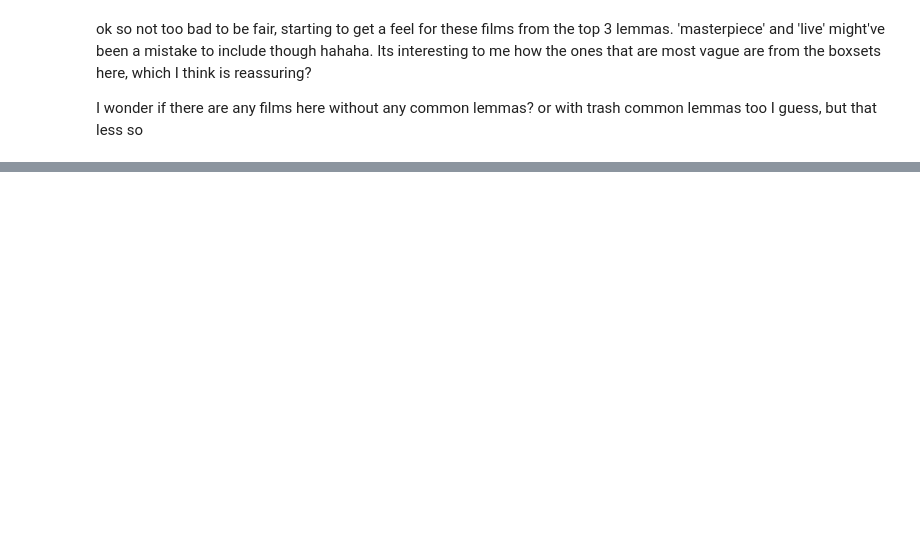
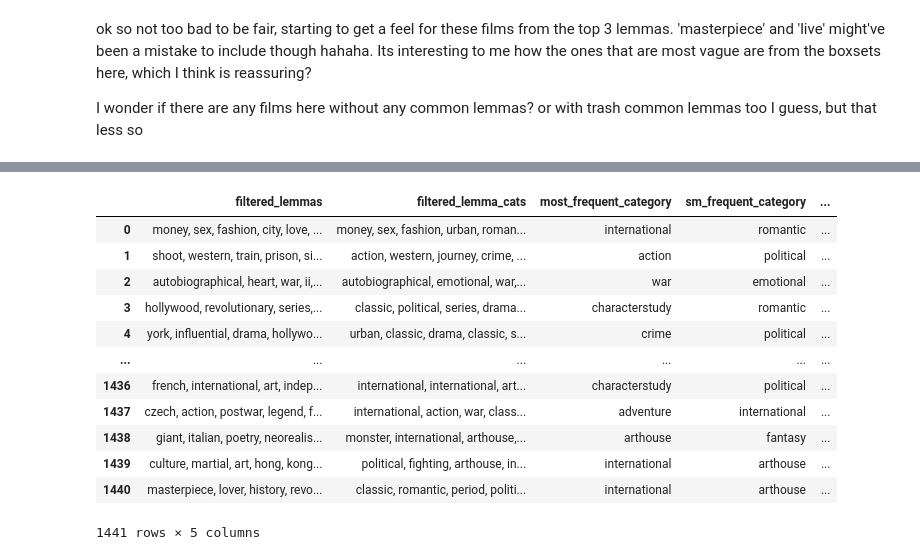
Before and after one commit to JohnStokes228/movie_eda, a Jupyter notebook: initial_eda.ipynb, the cells around one changed output, grey strips where cells are left out. Saved outputs shown, nothing was run; the diff lists cells and outputs as text; code cells hidden in the pictures; blank space fills up the shorter version.

```diff
--- a/initial_eda.ipynb
+++ b/initial_eda.ipynb
@@ -469 +477,81 @@ df[['most_common_lemma', 'sm_common_lemma', 'tm_common_lemma']].isnull().sum().p
+# %%
+def replace_lemmas_with_category(
+    filtered_lemmas,
+    category_df,
+):
+    """Replace all elements in a list with a mapped value where appropriate. Remove them from the list if not.
+
+    Parameters
+    ----------
+    filtered_lemmas : string
+        Comma separated string of lemmas.
+    category_df : pd.DataFrame
+        Dataframe containing a 'lemma' and 'category' column to act as a map.
+
+    Returns
+    -------
+    string
+        Comma separated string of mapped categories.
+    """
+    filtered_lemmas = filtered_lemmas.replace(' ', '').split(',')
+    filtered_lemmas = pd.DataFrame(filtered_lemmas, columns=['lemma'])
+
+    filtered_lemmas = pd.merge(filtered_lemmas, category_df, on='lemma', how='left')
+
+    lemma_categories = ', '.join(filtered_lemmas.category.dropna().tolist())
+
+    return lemma_categories
+
+
+def most_popular_category(
+    categories,
+    depth,
+):
+    """Find the most popular category in a given list.
+
+    Parameters
+    ----------
+    categories : string
+        Comma separated list of available categories.
+    depth : int
+        Which most popular category will you go with, assuming one exists.
+
+    Returns
+    -------
+    string
+        The most popular category.
+    """
+    categories = categories.replace(' ', '').split(',')
+    categories = pd.Series(Counter(categories))  # creates a series of value counts
+
+    if depth in range(len(categories)):
+        return categories.sort_values(ascending=False).index[depth]
+
+    elif len(categories) > 0:
+        return categories.sort_values(ascending=False).index[0]
+
+    else:
+        return 'Unknown'
+
+
+df['filtered_lemma_cats'] =  df.apply(lambda x: replace_lemmas_with_category(x['filtered_lemmas'], lemma_counts), axis=1)
+df['most_frequent_category'] = df.apply(lambda x: most_popular_category(x['filtered_lemma_cats'], 0), axis=1)
+df['sm_frequent_category'] = df.apply(lambda x: most_popular_category(x['filtered_lemma_cats'], 1), axis=1)
+df['tm_frequent_category'] = df.apply(lambda x: most_popular_category(x['filtered_lemma_cats'], 2), axis=1)
+
+df[['filtered_lemmas', 'filtered_lemma_cats', 'most_frequent_category', 'sm_frequent_category', 'tm_frequent_category']]
+# %% [output]
+|  | filtered_lemmas | filtered_lemma_cats | most_frequent_category | sm_frequent_category | ... |
+| 0 | money, sex, fashion, city, love, ... | money, sex, fashion, urban, roman... | international | romantic | ... |
+| 1 | shoot, western, train, prison, si... | action, western, journey, crime, ... | action | political | ... |
+| 2 | autobiographical, heart, war, ii,... | autobiographical, emotional, war,... | war | emotional | ... |
+| 3 | hollywood, revolutionary, series,... | classic, political, series, drama... | characterstudy | romantic | ... |
+| 4 | york, influential, drama, hollywo... | urban, classic, drama, classic, s... | crime | political | ... |
+| ... | ... | ... | ... | ... | ... |
+| 1436 | french, international, art, indep... | international, international, art... | characterstudy | political | ... |
+| 1437 | czech, action, postwar, legend, f... | international, action, war, class... | adventure | international | ... |
+| 1438 | giant, italian, poetry, neorealis... | monster, international, arthouse,... | arthouse | fantasy | ... |
+| 1439 | culture, martial, art, hong, kong... | political, fighting, arthouse, in... | international | arthouse | ... |
+| 1440 | masterpiece, lover, history, revo... | classic, romantic, period, politi... | international | arthouse | ... |
+1441 rows × 5 columns
 # %% [markdown]
```
Also changed, not shown: parts of 13 cells of this notebook, 2 other files.
